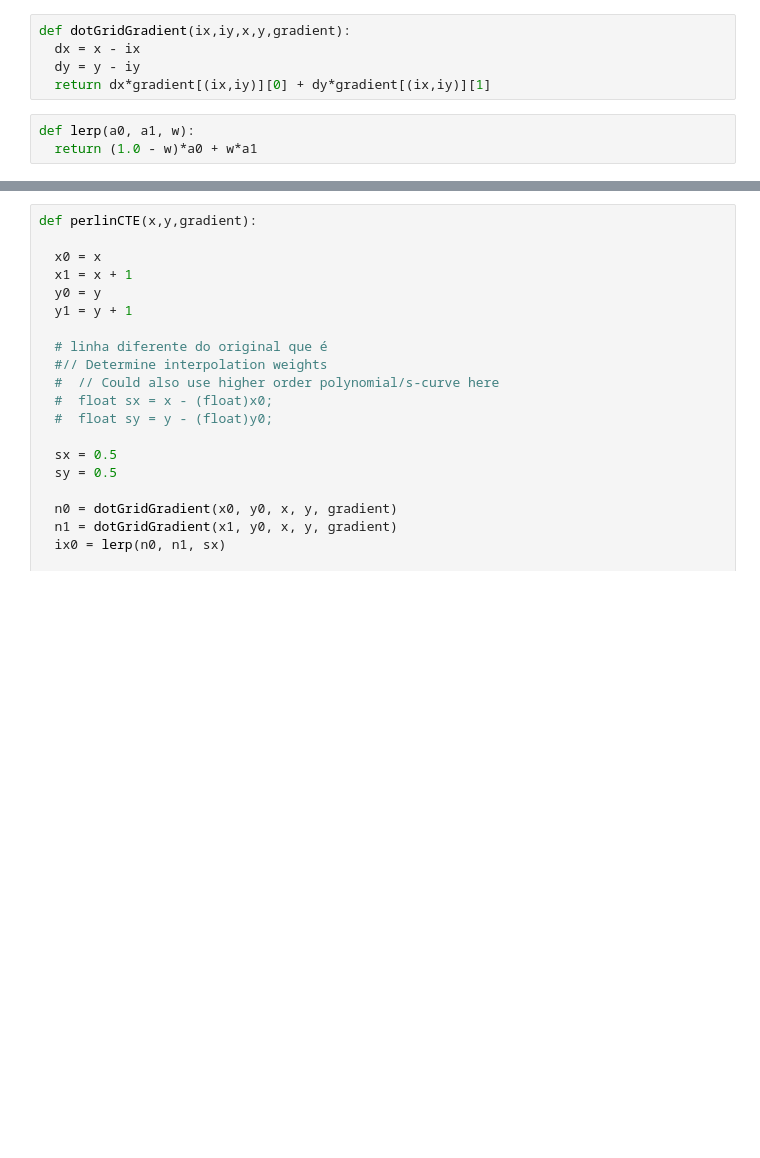
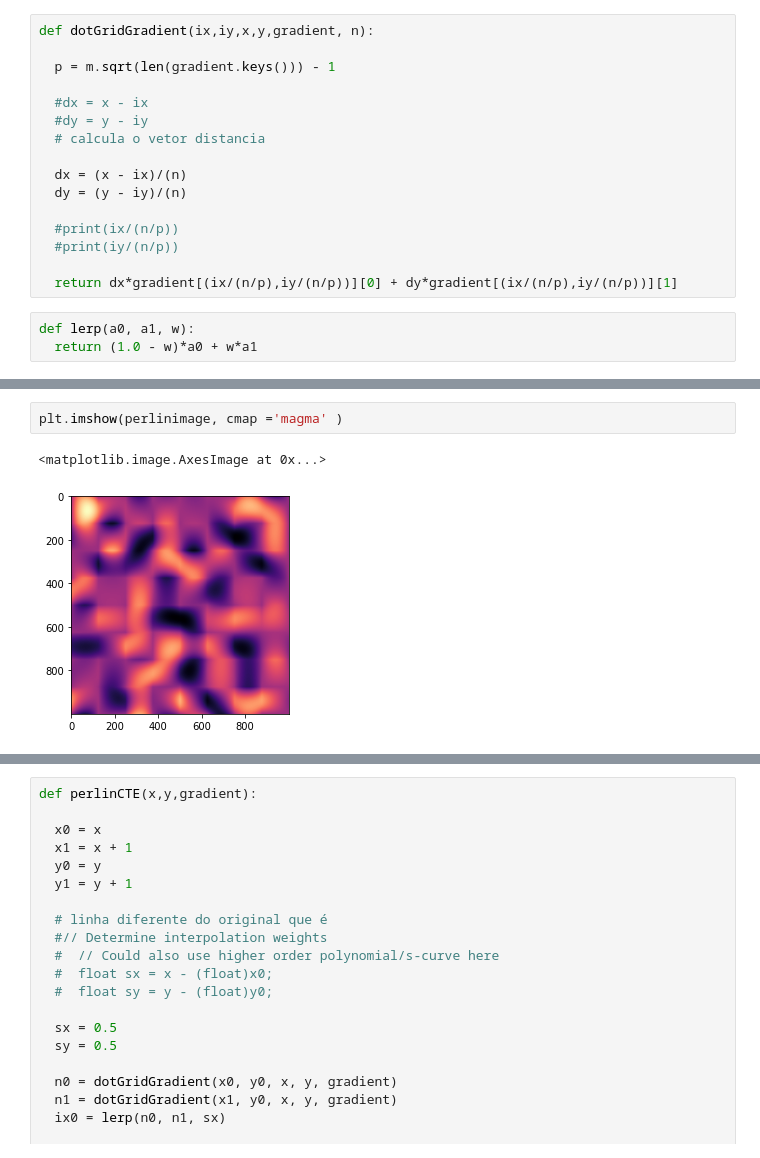
Before and after one commit to Wolframettes/Noise, a Jupyter notebook: Perlin.ipynb, the cells around one changed output, grey strips where cells are left out. Saved outputs shown, nothing was run; the diff lists cells and outputs as text; blank space fills up the shorter version.

```diff
--- a/Perlin.ipynb
+++ b/Perlin.ipynb
@@ -40,8 +80,19 @@ def generate_random_vectors(n):
 # %%
-def dotGridGradient(ix,iy,x,y,gradient):
-  dx = x - ix
-  dy = y - iy
-  return dx*gradient[(ix,iy)][0] + dy*gradient[(ix,iy)][1]
+def dotGridGradient(ix,iy,x,y,gradient, n):
+
+  p = m.sqrt(len(gradient.keys())) - 1
+
+  #dx = x - ix
+  #dy = y - iy
+  # calcula o vetor distancia
+
+  dx = (x - ix)/(n)
+  dy = (y - iy)/(n)
+
+  #print(ix/(n/p))
+  #print(iy/(n/p))
+
+  return dx*gradient[(ix/(n/p),iy/(n/p))][0] + dy*gradient[(ix/(n/p),iy/(n/p))][1]
 # %%
 def lerp(a0, a1, w):
   return (1.0 - w)*a0 + w*a1
@@ -47,0 +172,5 @@ def lerp(a0, a1, w):
+# %%
+plt.imshow(perlinimage, cmap ='magma' )
+# %% [output]
+<matplotlib.image.AxesImage at 0x...>
+[figure, added]
```
Also changed, not shown: parts of 20 cells of this notebook.
